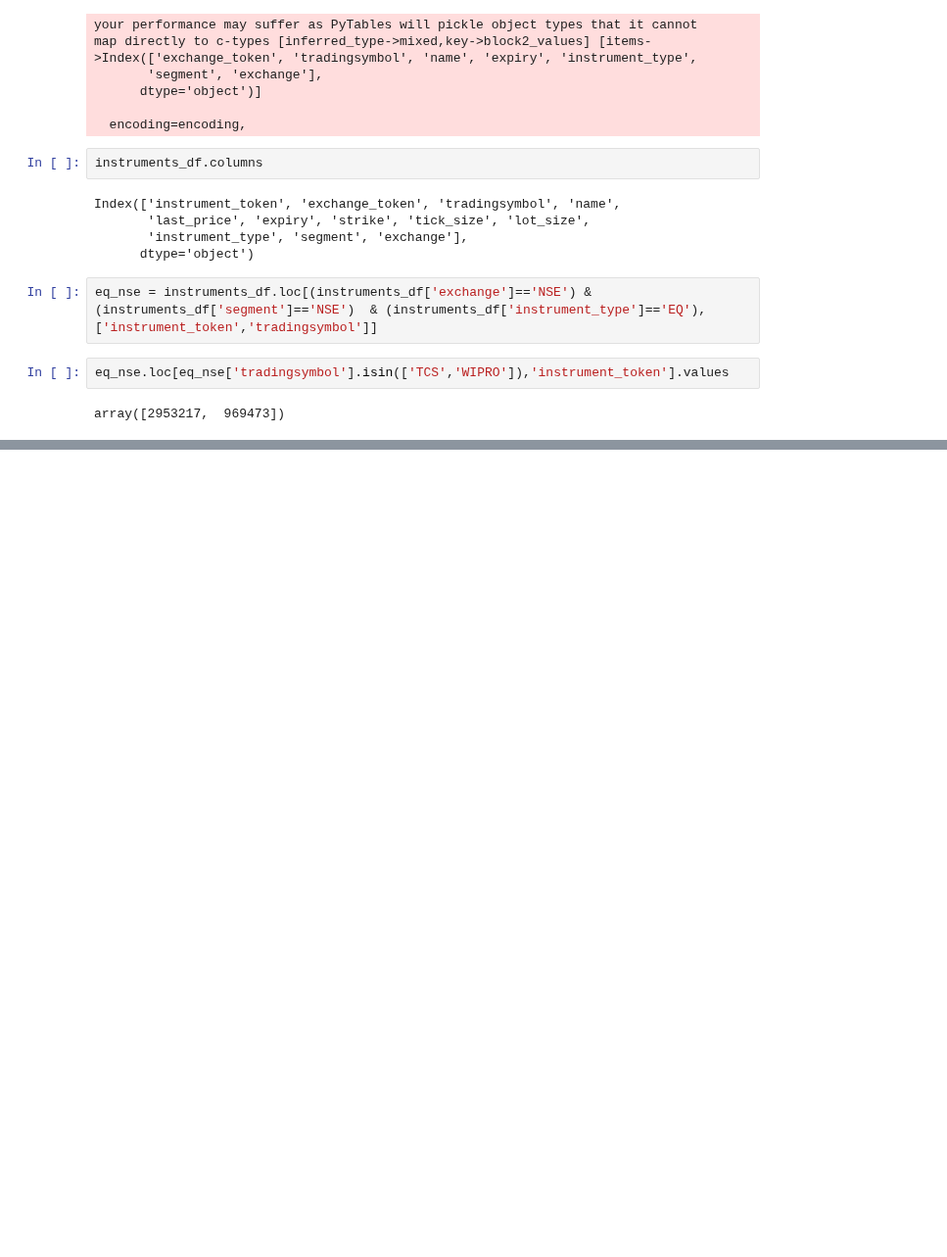
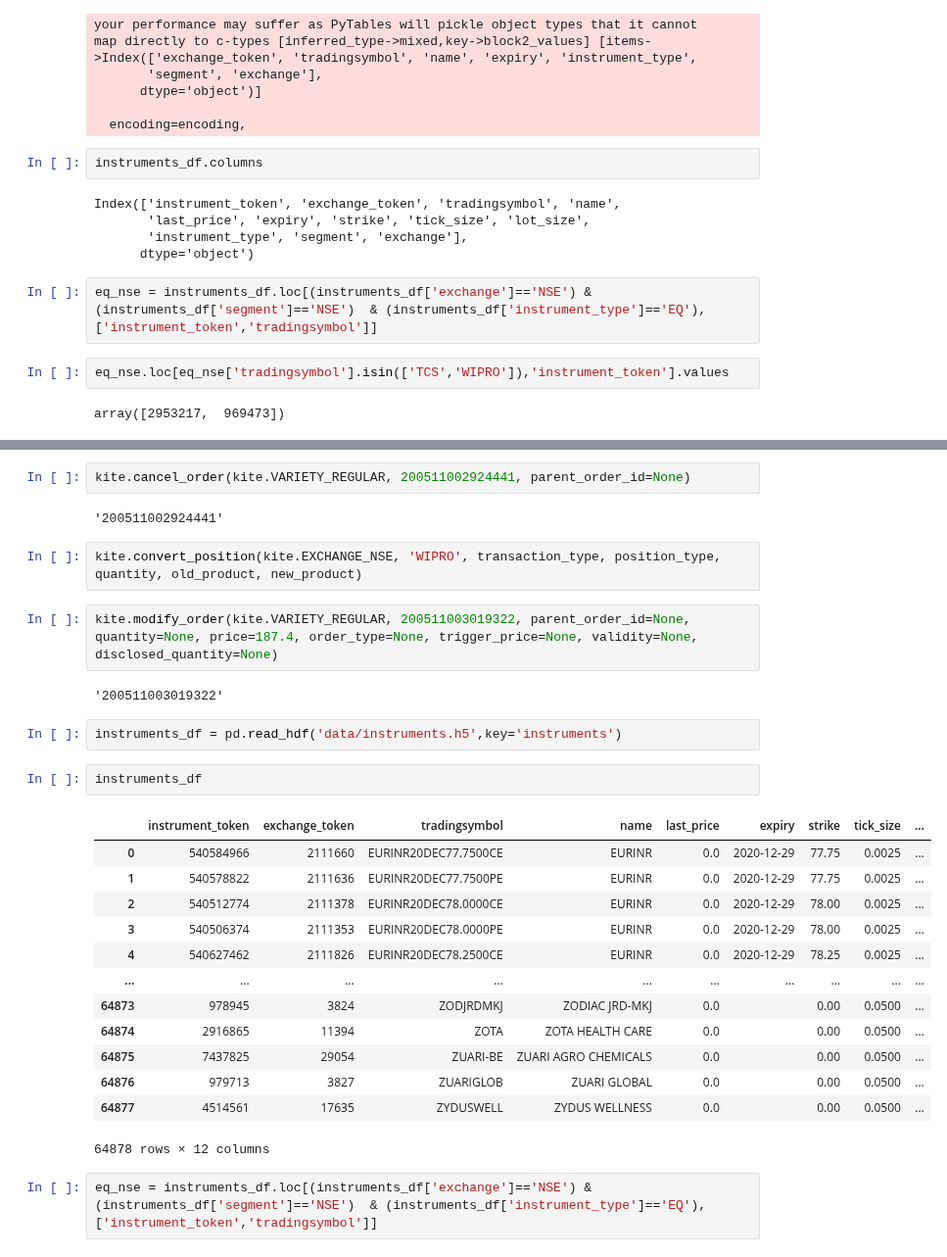
Before and after one commit to suhansaha/algotrader, a Jupyter notebook: src/freedom_v2_unit_test.ipynb, the cells around one changed output, grey strips where cells are left out. Shown at 98% size. Cells and saved outputs as stored; diff of their text form; blank space fills up the shorter version.

Commit message:
Kite integration fixes and json format fixes

```diff
--- a/src/freedom_v2_unit_test.ipynb
+++ b/src/freedom_v2_unit_test.ipynb
@@ -415,0 +576,30 @@ array([2953217,  969473])
+# %%
+kite.cancel_order(kite.VARIETY_REGULAR, 200511002924441, parent_order_id=None)
+# %% [output]
+'200511002924441'
+# %%
+kite.convert_position(kite.EXCHANGE_NSE, 'WIPRO', transaction_type, position_type, quantity, old_product, new_product)
+# %%
+kite.modify_order(kite.VARIETY_REGULAR, 200511003019322, parent_order_id=None, quantity=None, price=187.4, order_type=None, trigger_price=None, validity=None, disclosed_quantity=None)
+# %% [output]
+'200511003019322'
+# %%
+instruments_df = pd.read_hdf('data/instruments.h5',key='instruments')
+# %%
+instruments_df
+# %% [output]
+|  | instrument_token | exchange_token | tradingsymbol | name | last_price | expiry | strike | tick_size | ... |
+| 0 | 540584966 | 2111660 | EURINR20DEC77.7500CE | EURINR | 0.0 | 2020-12-29 | 77.75 | 0.0025 | ... |
+| 1 | 540578822 | 2111636 | EURINR20DEC77.7500PE | EURINR | 0.0 | 2020-12-29 | 77.75 | 0.0025 | ... |
+| 2 | 540512774 | 2111378 | EURINR20DEC78.0000CE | EURINR | 0.0 | 2020-12-29 | 78.00 | 0.0025 | ... |
+| 3 | 540506374 | 2111353 | EURINR20DEC78.0000PE | EURINR | 0.0 | 2020-12-29 | 78.00 | 0.0025 | ... |
+| 4 | 540627462 | 2111826 | EURINR20DEC78.2500CE | EURINR | 0.0 | 2020-12-29 | 78.25 | 0.0025 | ... |
+| ... | ... | ... | ... | ... | ... | ... | ... | ... | ... |
+| 64873 | 978945 | 3824 | ZODJRDMKJ | ZODIAC JRD-MKJ | 0.0 |  | 0.00 | 0.0500 | ... |
+| 64874 | 2916865 | 11394 | ZOTA | ZOTA HEALTH CARE | 0.0 |  | 0.00 | 0.0500 | ... |
+| 64875 | 7437825 | 29054 | ZUARI-BE | ZUARI AGRO CHEMICALS | 0.0 |  | 0.00 | 0.0500 | ... |
+| 64876 | 979713 | 3827 | ZUARIGLOB | ZUARI GLOBAL | 0.0 |  | 0.00 | 0.0500 | ... |
+| 64877 | 4514561 | 17635 | ZYDUSWELL | ZYDUS WELLNESS | 0.0 |  | 0.00 | 0.0500 | ... |
+64878 rows × 12 columns
+# %%
+eq_nse = instruments_df.loc[(instruments_df['exchange']=='NSE') & (instruments_df['segment']=='NSE')  & (instruments_df['instrument_type']=='EQ'), ['instrument_token','tradingsymbol']]
```
Also changed, not shown: parts of 44 cells of this notebook, 4 other files.
